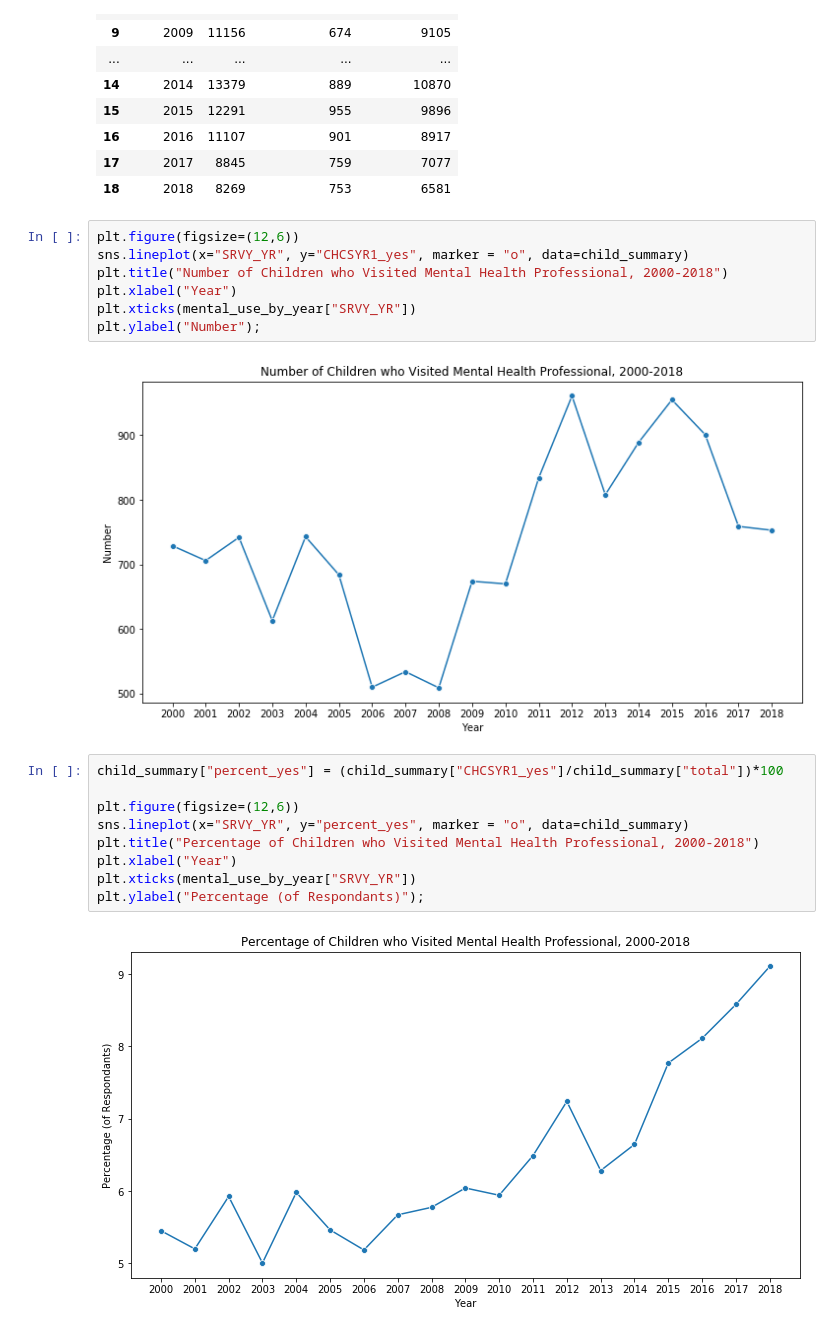
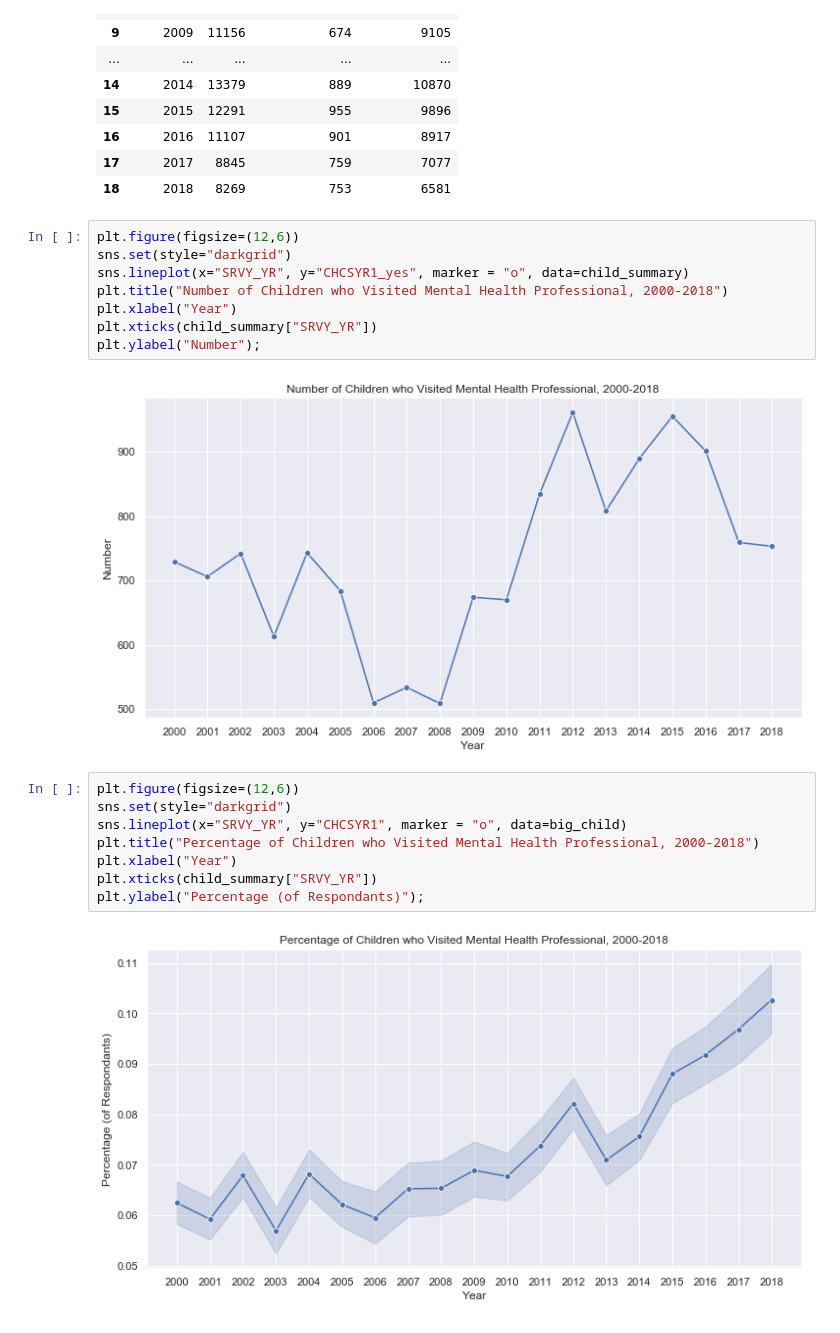
Before and after one commit to haroldcha/DIGHUM101_Project, a Jupyter notebook: Notebooks/Mental Health Care Usage for Adolescents.ipynb, the cells around one changed output. Cells and saved outputs as stored; diff of their text form.

Commit message:
Added more graphs to notebook

```diff
--- a/Notebooks/Mental Health Care Usage for Adolescents.ipynb
+++ b/Notebooks/Mental Health Care Usage for Adolescents.ipynb
@@ -131,21 +145,21 @@ child_summary
 | 18 | 2018 | 8269 | 753 | 6581 |
 # %%
 plt.figure(figsize=(12,6))
+sns.set(style="darkgrid")
 sns.lineplot(x="SRVY_YR", y="CHCSYR1_yes", marker = "o", data=child_summary)
 plt.title("Number of Children who Visited Mental Health Professional, 2000-2018")
 plt.xlabel("Year")
-plt.xticks(mental_use_by_year["SRVY_YR"])
+plt.xticks(child_summary["SRVY_YR"])
 plt.ylabel("Number");
 # %% [output]
-[figure, old version]
+[figure, new version]
 # %%
-child_summary["percent_yes"] = (child_summary["CHCSYR1_yes"]/child_summary["total"])*100
-
 plt.figure(figsize=(12,6))
-sns.lineplot(x="SRVY_YR", y="percent_yes", marker = "o", data=child_summary)
+sns.set(style="darkgrid")
+sns.lineplot(x="SRVY_YR", y="CHCSYR1", marker = "o", data=big_child)
 plt.title("Percentage of Children who Visited Mental Health Professional, 2000-2018")
 plt.xlabel("Year")
-plt.xticks(mental_use_by_year["SRVY_YR"])
+plt.xticks(child_summary["SRVY_YR"])
 plt.ylabel("Percentage (of Respondants)");
 # %% [output]
-[figure, old version]
+[figure, new version]
```
Also changed, not shown: parts of 12 cells of this notebook, 1 other file.
